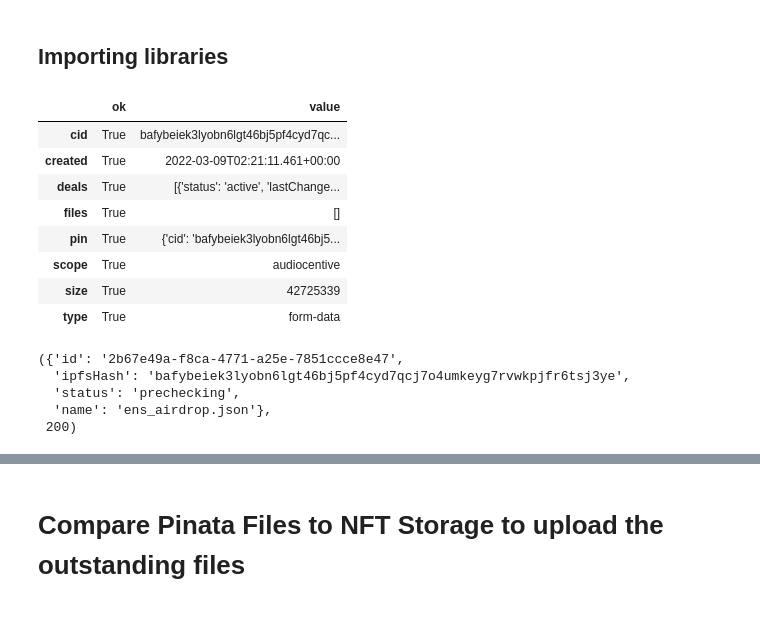
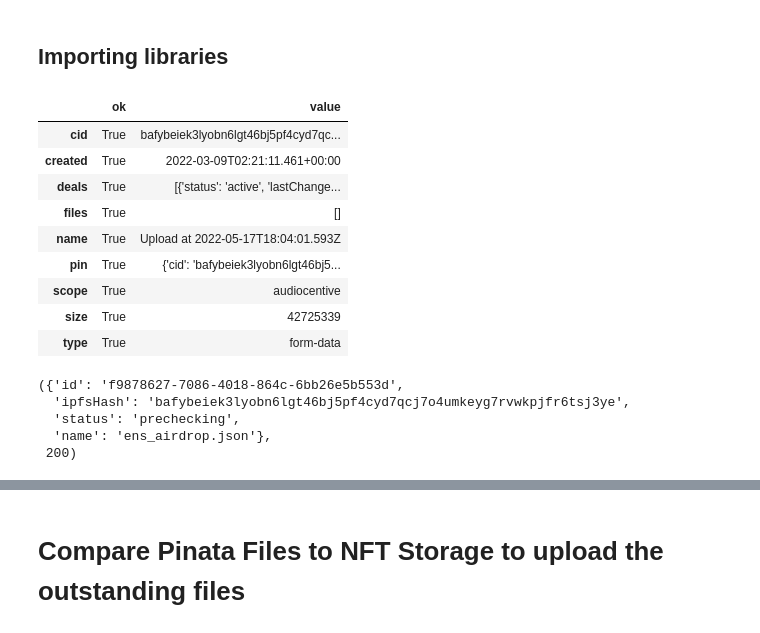
Before and after one commit to AlgoveraAI/Immerse, a Jupyter notebook: UseCase.ipynb, the cells around one changed output, grey strips where cells are left out. Drawn from its saved outputs; the diff is of its cells as text; code cells hidden in the pictures.

```diff
--- a/UseCase.ipynb
+++ b/UseCase.ipynb
@@ -28,16 +28,17 @@ pinata_creds = pinata.get_creds()
 # %%
 #Upload to nft storage, this is called pinning or simplicity, NFTstorage actually facilitates the pinning deals under the hood inteh deals section
 #the response returns a cid and what filecoin deals have been made to pin your file.
 
-response, status_code = nft_storage.upload_file(nft_storage_creds,"dataset/sample/ens_airdrop.json")
+response, status_code = nft_storage.upload_file(nft_storage_creds,"dataset/ens_airdrop.json")
 
 pd.DataFrame(response)
 # %% [output]
 |  | ok | value |
 | cid | True | bafybeiek3lyobn6lgt46bj5pf4cyd7qc... |
 | created | True | 2022-03-09T02:21:11.461+00:00 |
 | deals | True | [{'status': 'active', 'lastChange... |
 | files | True | [] |
+| name | True | Upload at 2022-05-17T18:04:01.593Z |
 | pin | True | {'cid': 'bafybeiek3lyobn6lgt46bj5... |
 | scope | True | audiocentive |
 | size | True | 42725339 |
@@ -46,7 +47,7 @@ pd.DataFrame(response)
 #Pin to pinata for redundency
 pinata.pin(pinata_creds,response["value"]["cid"],fn="ens_airdrop.json")
 # %% [output]
-({'id': '2b67e49a-f8ca-4771-a25e-7851ccce8e47',
+({'id': 'f9878627-7086-4018-864c-6bb26e5b553d',
   'ipfsHash': 'bafybeiek3lyobn6lgt46bj5pf4cyd7qcj7o4umkeyg7rvwkpjfr6tsj3ye',
   'status': 'prechecking',
   'name': 'ens_airdrop.json'},
```
Also changed, not shown: parts of 9 cells of this notebook.
